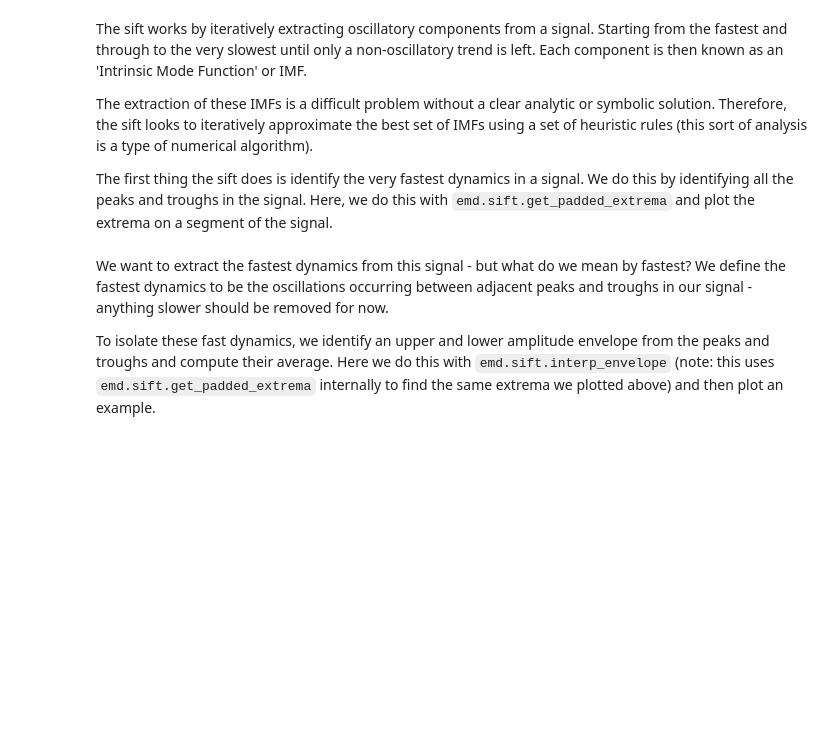
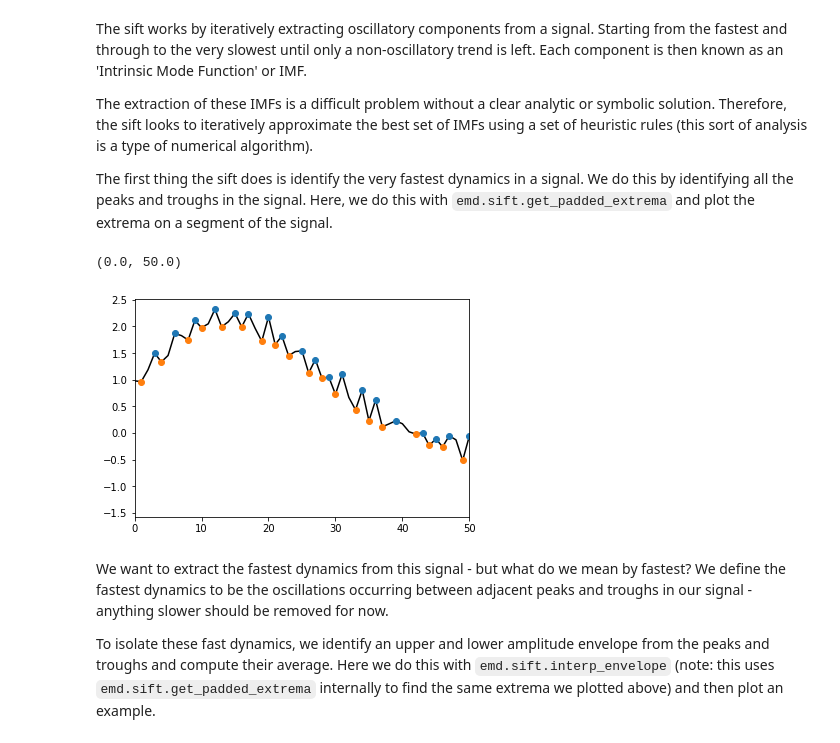
Before and after one commit to rhenanqz/series-temporais, a Jupyter notebook: emd_tutorials_jupyter/01_sifting/emd_tutorial_01_sift_01_siftintro.ipynb, the cells around one changed output. Drawn from its saved outputs; the diff is of its cells as text; code cells hidden in the pictures; blank space fills up the shorter version.

```diff
--- a/emd_tutorials_jupyter/01_sifting/emd_tutorial_01_sift_01_siftintro.ipynb
+++ b/emd_tutorials_jupyter/01_sifting/emd_tutorial_01_sift_01_siftintro.ipynb
@@ -64,12 +67,15 @@ a segment of the signal.
 # %%
 peak_locs, peak_mags = emd.sift.get_padded_extrema(x, pad_width=0, mode='peaks')
 trough_locs, trough_mags = emd.sift.get_padded_extrema(x, pad_width=0, mode='troughs')
 
 plt.figure()
 plt.plot(x, 'k')
 plt.plot(peak_locs, peak_mags, 'o')
 plt.plot(trough_locs, trough_mags, 'o')
-plt.xlim(0, 150)
+plt.xlim(0, 50)
+# %% [output]
+(0.0, 50.0)
+[figure, added]
 # %% [markdown]
 We want to extract the fastest dynamics from this signal - but what do we
 mean by fastest? We define the fastest dynamics to be the oscillations
```
Also changed, not shown: parts of 11 cells of this notebook, 1 other file.
